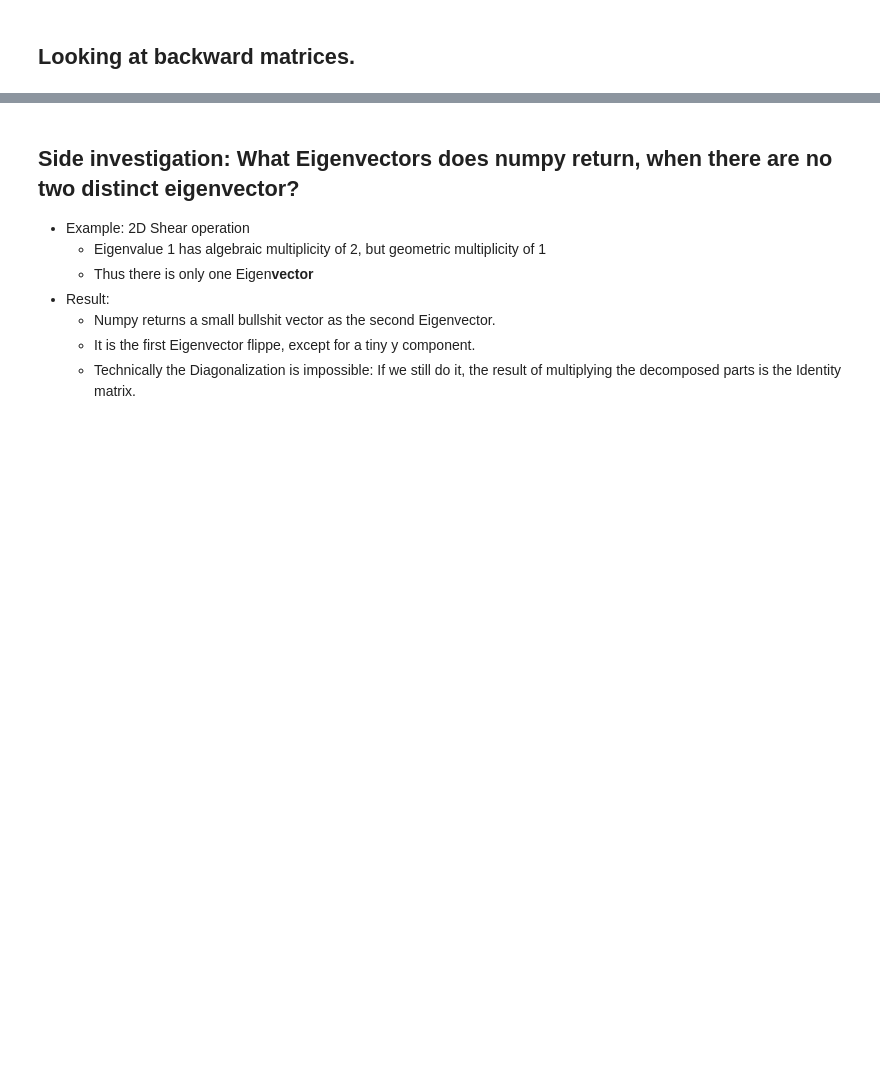
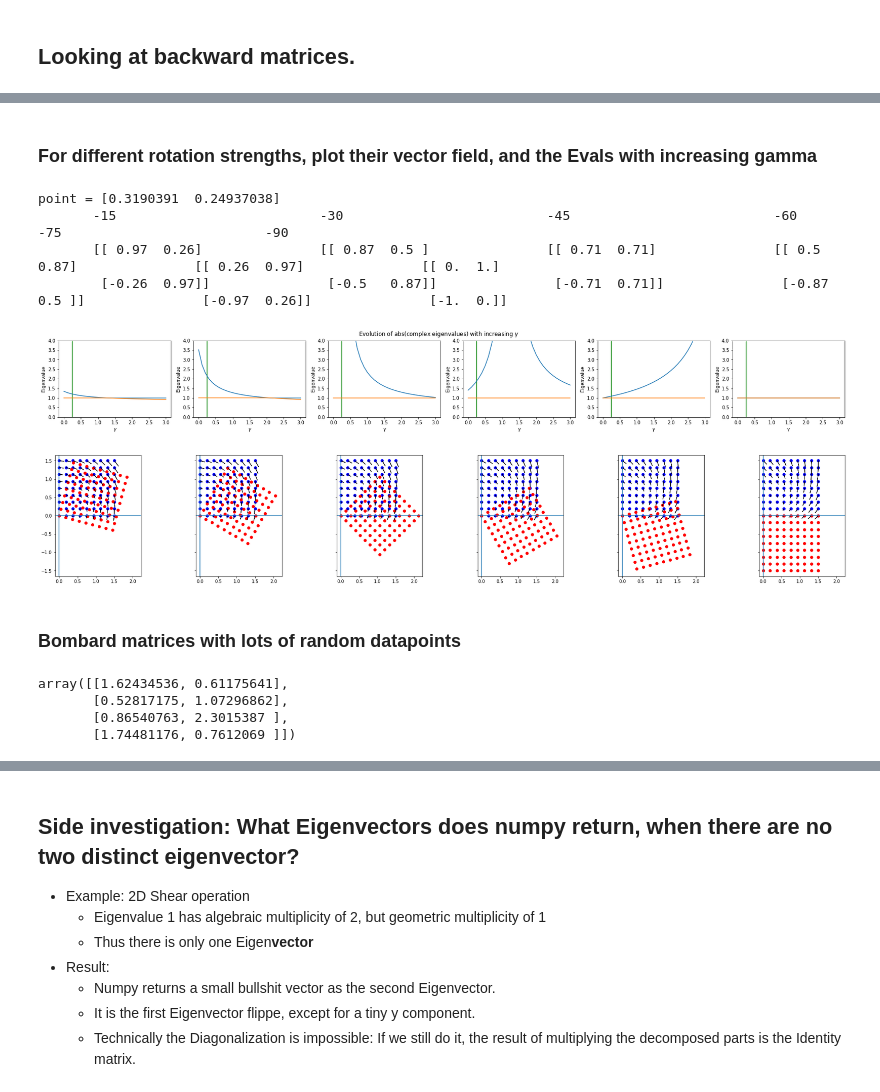
Before and after one commit to johannesmaess/investigation, a Jupyter notebook: gamma-synthetic-matrices.ipynb, the cells around one changed output, grey strips where cells are left out. Cells and saved outputs as stored; diff of their text form; code cells hidden in the pictures; blank space fills up the shorter version.

Commit message:
row specific gammas

```diff
--- a/gamma-synthetic-matrices.ipynb
+++ b/gamma-synthetic-matrices.ipynb
@@ -681,0 +695,19 @@ Evecs
+# %%
+gamma_to_plot = 0
+weights_list = [rotation1(deg) for deg in [-10, -20, -30, -40, -50, -60]]
+
+points_list = np.array([
+    [1, 1],
+    [np.sqrt(.5), np.sqrt(.5)],
+    [0, 1],
+    [1, 0],
+    [.2, .8]
+])
+p = points_list[0]
+
+print("weights:")
+print_weights_list(weights_list)
+print("forw surrogate (no recovery):")
+print_weights_list([forw_surrogate_matrix(W, None, gamma_to_plot, recover_activations=False) for W in weights_list])
+print("back:")
+print_weights_list([back_matrix(W, points_list[1], gamma_to_plot) for W in weights_list])
@@ -681,0 +724,38 @@ Evecs
+# %% [markdown]
+### For different rotation strengths, plot their vector field, and the Evals with increasing gamma
+# %%
+gamma_to_plot = 0.
+gammas = np.linspace(0,3,31)
+
+p_i = 4
+print("point =", points_list[p_i])
+
+degrees = np.array([-15, -30, -45, -60, -75, -90])
+print_weights_list(degrees)
+
+weights_list = [rotation1(deg) for deg in degrees]
+print_weights_list(weights_list)
+
+computed_evals = calc_evals_batch(weights_list, points_list[p_i:p_i+1], gammas, mode="back")
+plot_evals_lineplot(computed_evals, gammas, one_plot_per='weight', mark_positive_slope=False, percentile_to_plot=None)
+
+plot_vector_field_batch(weights_list, lims = np.array([0, 1.5]))
+# %% [output]
+point = [0.3190391  0.24937038]
+       -15                          -30                          -45                          -60                          -75                          -90
+       [[ 0.97  0.26]               [[ 0.87  0.5 ]               [[ 0.71  0.71]               [[ 0.5   0.87]               [[ 0.26  0.97]               [[ 0.  1.]
+        [-0.26  0.97]]               [-0.5   0.87]]               [-0.71  0.71]]               [-0.87  0.5 ]]               [-0.97  0.26]]               [-1.  0.]]
+[figure, added]
+[figure, added]
+# %% [markdown]
+### Bombard matrices with lots of random datapoints
+# %%
+n = 100
+rs = RandomState(1)
+points_list = np.abs(rs.normal(0,1, size=(n,2)))
+points_list[:4]
+# %% [output]
+array([[1.62434536, 0.61175641],
+       [0.52817175, 1.07296862],
+       [0.86540763, 2.3015387 ],
+       [1.74481176, 0.7612069 ]])
```
Also changed, not shown: parts of 53 cells of this notebook, 2 other files.
